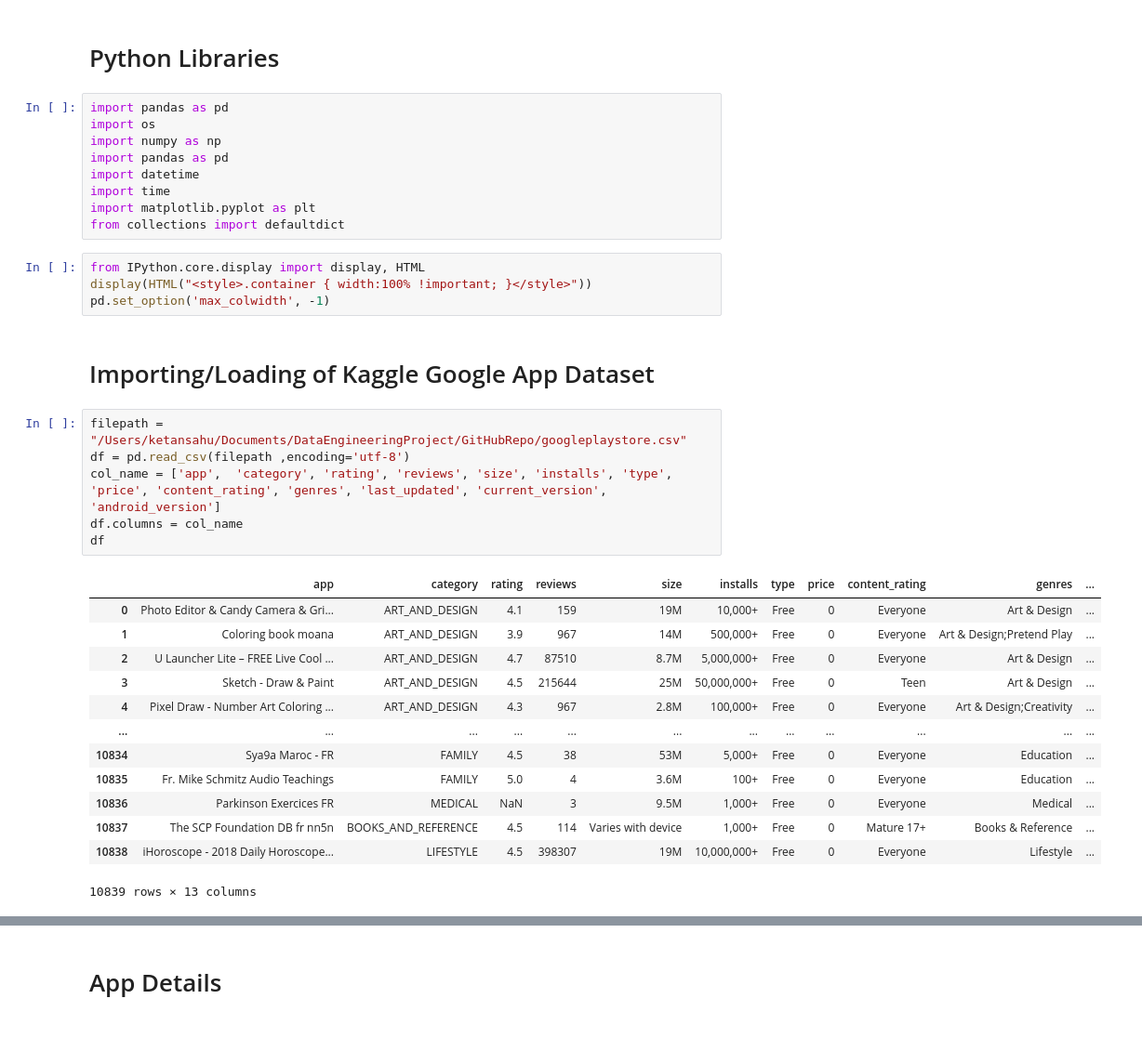
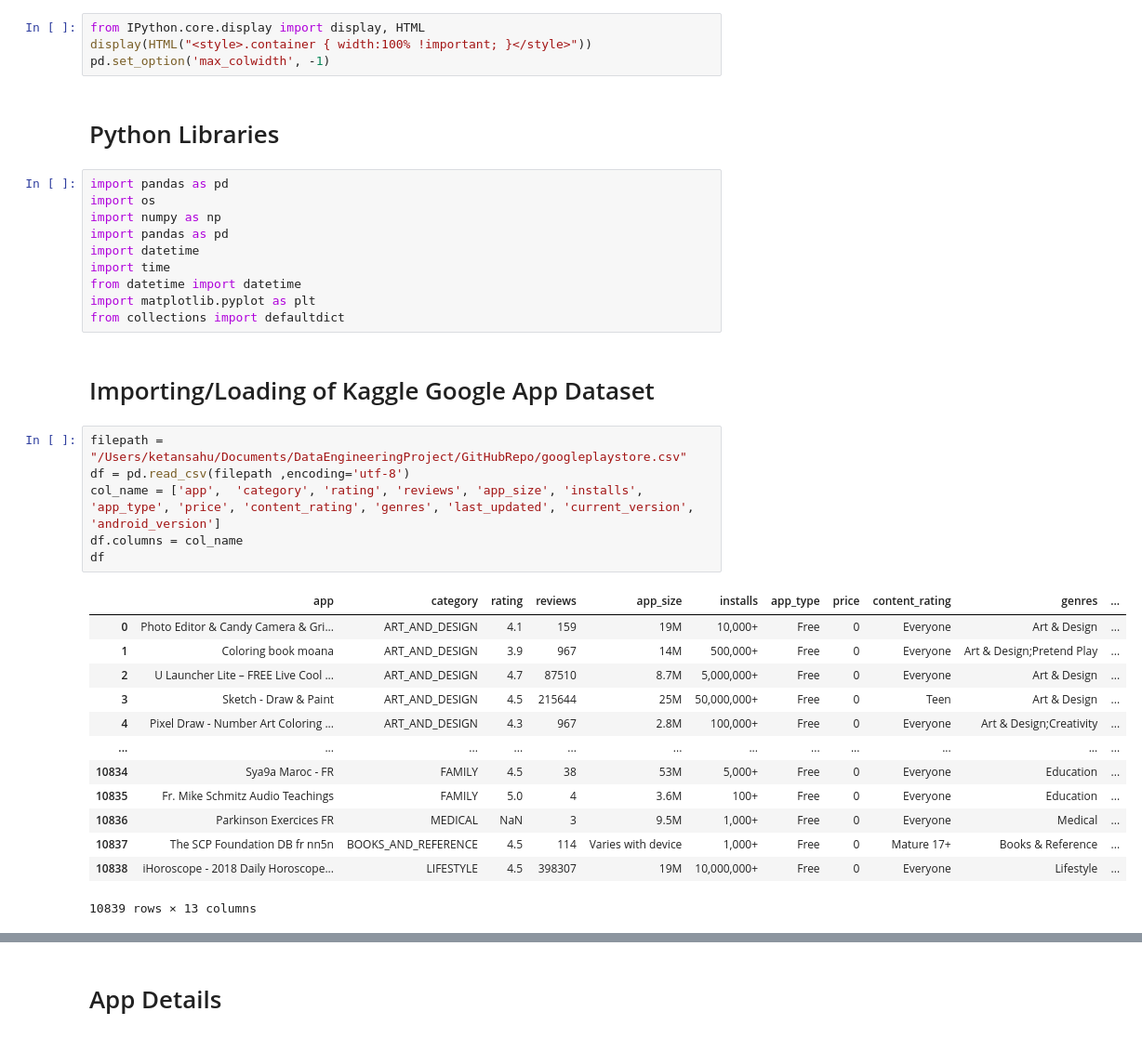
Before and after one commit to ktnsh24/MyDataEngineeringProject, a Jupyter notebook: Users app data.ipynb, the cells around one changed output, grey strips where cells are left out. Shown at 93% size. Saved outputs shown, nothing was run; the diff lists cells and outputs as text.

```diff
--- a/Users app data.ipynb
+++ b/Users app data.ipynb
@@ -1,3 +1,7 @@
+# %%
+from IPython.core.display import display, HTML
+display(HTML("<style>.container { width:100% !important; }</style>"))
+pd.set_option('max_colwidth', -1)
 # %% [markdown]
 # Python Libraries
 # %%
@@ -7,22 +11,19 @@ import numpy as np
 import pandas as pd
 import datetime
 import time
+from datetime import datetime
 import matplotlib.pyplot as plt
 from collections import defaultdict
-# %%
-from IPython.core.display import display, HTML
-display(HTML("<style>.container { width:100% !important; }</style>"))
-pd.set_option('max_colwidth', -1)
 # %% [markdown]
 # Importing/Loading of Kaggle Google App Dataset
 # %%
 filepath = "/Users/ketansahu/Documents/DataEngineeringProject/GitHubRepo/googleplaystore.csv"
 df = pd.read_csv(filepath ,encoding='utf-8')
-col_name = ['app',  'category', 'rating', 'reviews', 'size', 'installs', 'type', 'price', 'content_rating', 'genres', 'last_updated', 'current_version', 'android_version']
+col_name = ['app',  'category', 'rating', 'reviews', 'app_size', 'installs', 'app_type', 'price', 'content_rating', 'genres', 'last_updated', 'current_version', 'android_version']
 df.columns = col_name
 df
 # %% [output]
-|  | app | category | rating | reviews | size | installs | type | price | content_rating | genres | ... |
+|  | app | category | rating | reviews | app_size | installs | app_type | price | content_rating | genres | ... |
 | 0 | Photo Editor & Candy Camera & Gri... | ART_AND_DESIGN | 4.1 | 159 | 19M | 10,000+ | Free | 0 | Everyone | Art & Design | ... |
 | 1 | Coloring book moana | ART_AND_DESIGN | 3.9 | 967 | 14M | 500,000+ | Free | 0 | Everyone | Art & Design;Pretend Play | ... |
 | 2 | U Launcher Lite – FREE Live Cool ... | ART_AND_DESIGN | 4.7 | 87510 | 8.7M | 5,000,000+ | Free | 0 | Everyone | Art & Design | ... |
```
Also changed, not shown: parts of 10 cells of this notebook, 2 other files.
